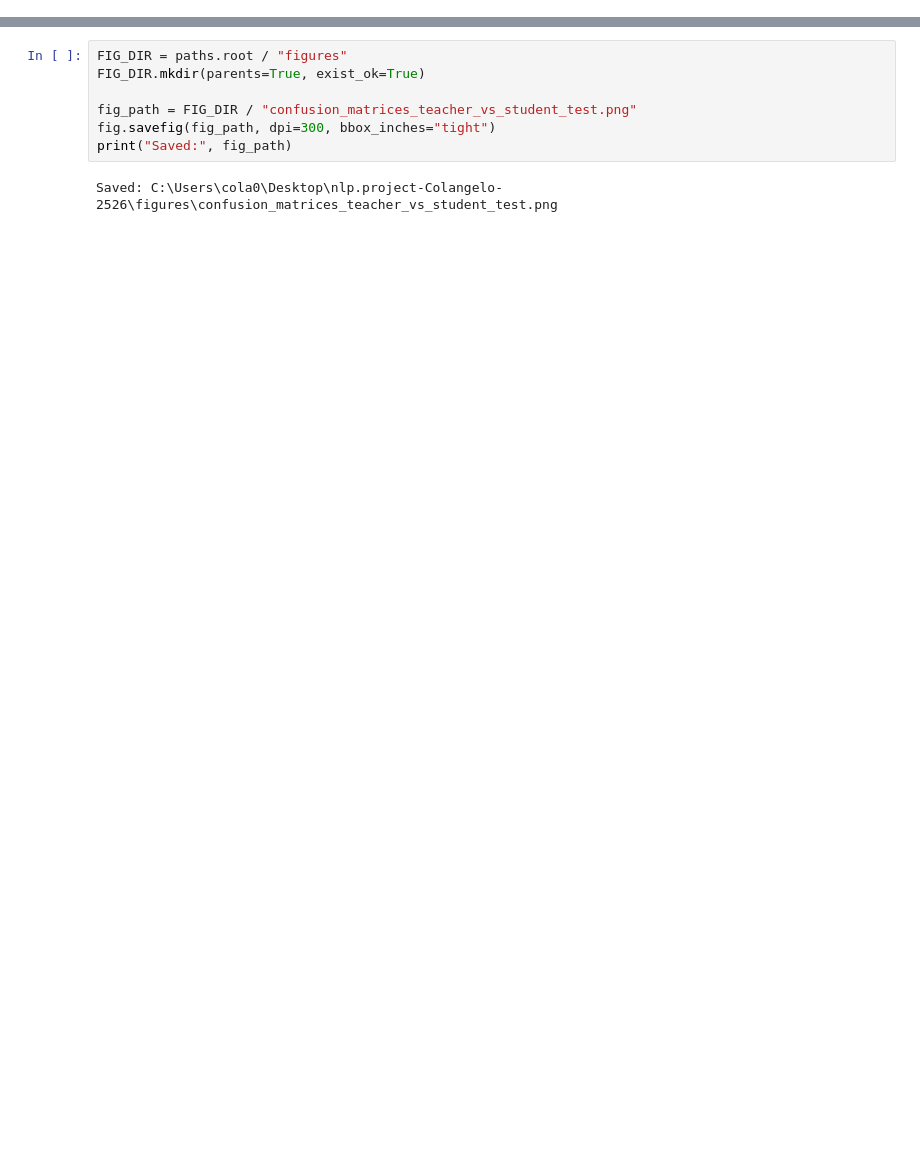
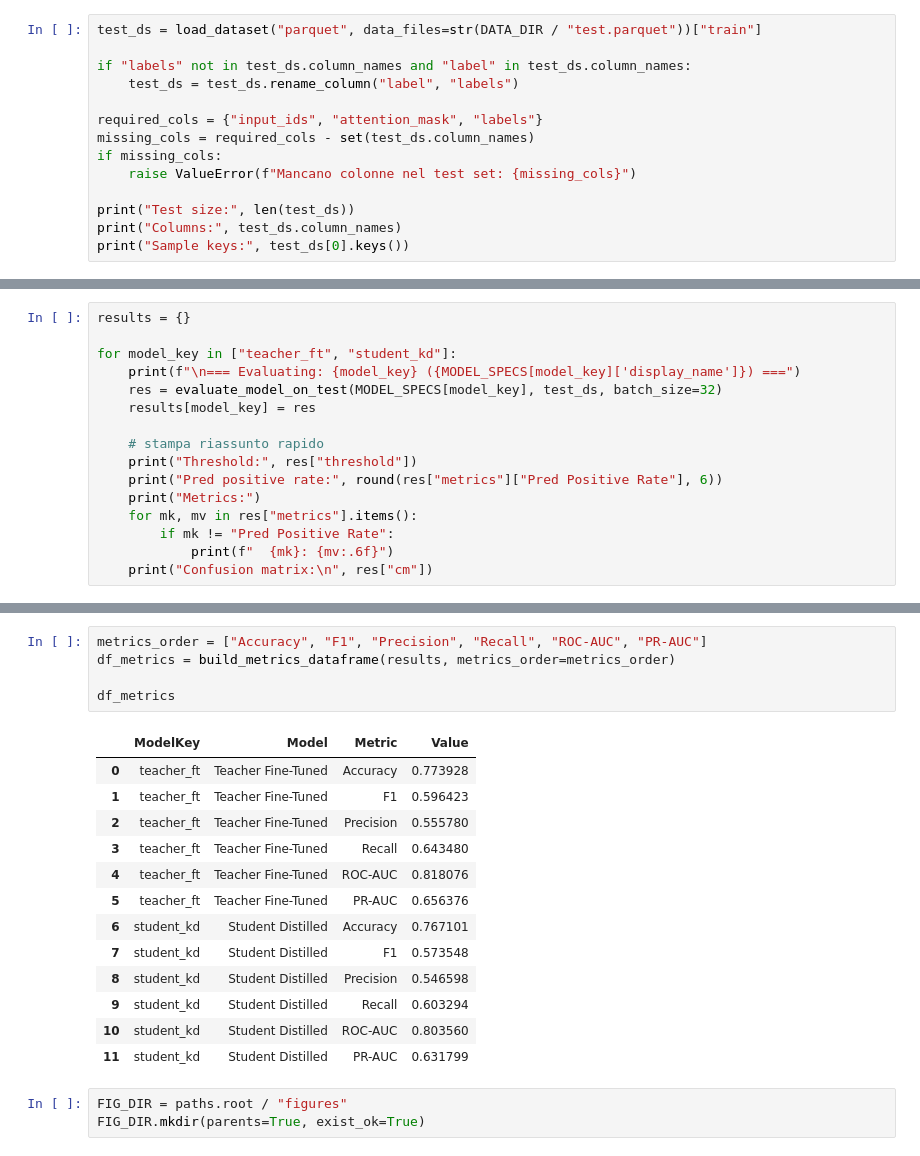
Before and after one commit to MarcoColan01/nlp.project-Colangelo-2526, a Jupyter notebook: notebooks/5_evaluation_graphs.ipynb, the cells around one changed output, grey strips where cells are left out. Saved outputs shown, nothing was run; the diff lists cells and outputs as text; blank space fills up the shorter version.

```diff
--- a/notebooks/5_evaluation_graphs.ipynb
+++ b/notebooks/5_evaluation_graphs.ipynb
@@ -204,0 +84,14 @@ plt.show()
+# %%
+test_ds = load_dataset("parquet", data_files=str(DATA_DIR / "test.parquet"))["train"]
+
+if "labels" not in test_ds.column_names and "label" in test_ds.column_names:
+    test_ds = test_ds.rename_column("label", "labels")
+
+required_cols = {"input_ids", "attention_mask", "labels"}
+missing_cols = required_cols - set(test_ds.column_names)
+if missing_cols:
+    raise ValueError(f"Mancano colonne nel test set: {missing_cols}")
+
+print("Test size:", len(test_ds))
+print("Columns:", test_ds.column_names)
+print("Sample keys:", test_ds[0].keys())
@@ -204,0 +362,16 @@ plt.show()
+# %%
+results = {}
+
+for model_key in ["teacher_ft", "student_kd"]:
+    print(f"\n=== Evaluating: {model_key} ({MODEL_SPECS[model_key]['display_name']}) ===")
+    res = evaluate_model_on_test(MODEL_SPECS[model_key], test_ds, batch_size=32)
+    results[model_key] = res
+
+    # stampa riassunto rapido
+    print("Threshold:", res["threshold"])
+    print("Pred positive rate:", round(res["metrics"]["Pred Positive Rate"], 6))
+    print("Metrics:")
+    for mk, mv in res["metrics"].items():
+        if mk != "Pred Positive Rate":
+            print(f"  {mk}: {mv:.6f}")
+    print("Confusion matrix:\n", res["cm"])
@@ -205,9 +408,22 @@ plt.show()
+# %%
+metrics_order = ["Accuracy", "F1", "Precision", "Recall", "ROC-AUC", "PR-AUC"]
+df_metrics = build_metrics_dataframe(results, metrics_order=metrics_order)
+
+df_metrics
+# %% [output]
+|  | ModelKey | Model | Metric | Value |
+| 0 | teacher_ft | Teacher Fine-Tuned | Accuracy | 0.773928 |
+| 1 | teacher_ft | Teacher Fine-Tuned | F1 | 0.596423 |
+| 2 | teacher_ft | Teacher Fine-Tuned | Precision | 0.555780 |
+| 3 | teacher_ft | Teacher Fine-Tuned | Recall | 0.643480 |
+| 4 | teacher_ft | Teacher Fine-Tuned | ROC-AUC | 0.818076 |
+| 5 | teacher_ft | Teacher Fine-Tuned | PR-AUC | 0.656376 |
+| 6 | student_kd | Student Distilled | Accuracy | 0.767101 |
+| 7 | student_kd | Student Distilled | F1 | 0.573548 |
+| 8 | student_kd | Student Distilled | Precision | 0.546598 |
+| 9 | student_kd | Student Distilled | Recall | 0.603294 |
+| 10 | student_kd | Student Distilled | ROC-AUC | 0.803560 |
+| 11 | student_kd | Student Distilled | PR-AUC | 0.631799 |
 # %%
 FIG_DIR = paths.root / "figures"
 FIG_DIR.mkdir(parents=True, exist_ok=True)
-
-fig_path = FIG_DIR / "confusion_matrices_teacher_vs_student_test.png"
-fig.savefig(fig_path, dpi=300, bbox_inches="tight")
-print("Saved:", fig_path)
-# %% [output]
-Saved: C:\Users\cola0\Desktop\nlp.project-Colangelo-2526\figures\confusion_matrices_teacher_vs_student_test.png
```
Also changed, not shown: parts of 22 cells of this notebook, 3 other files.
